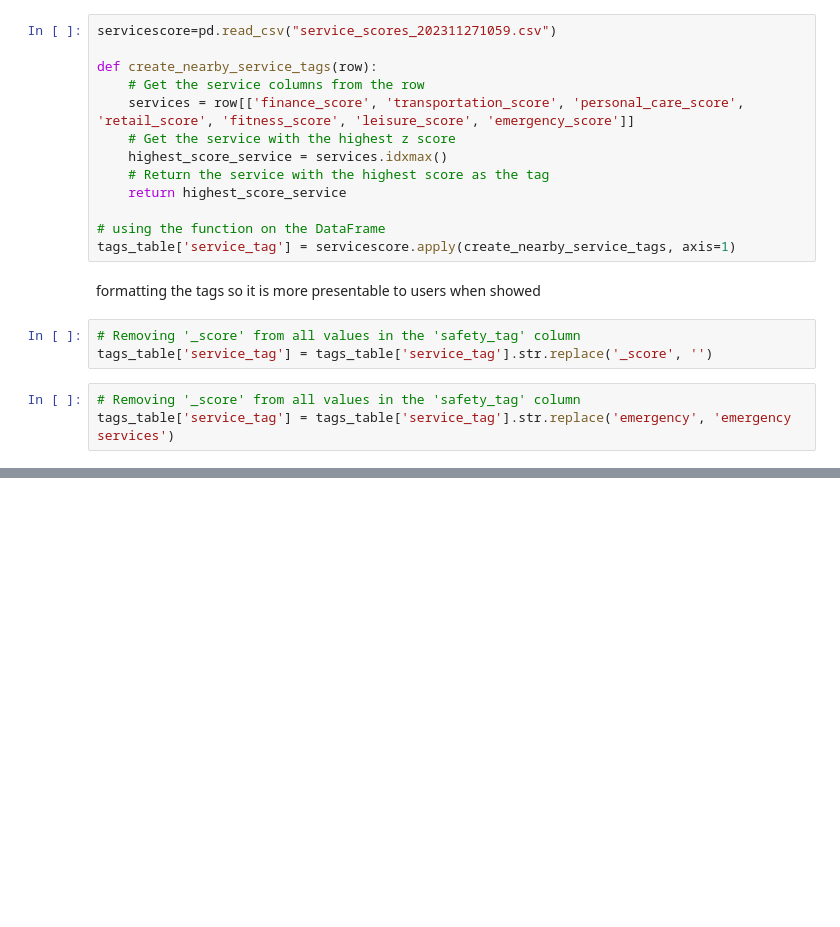
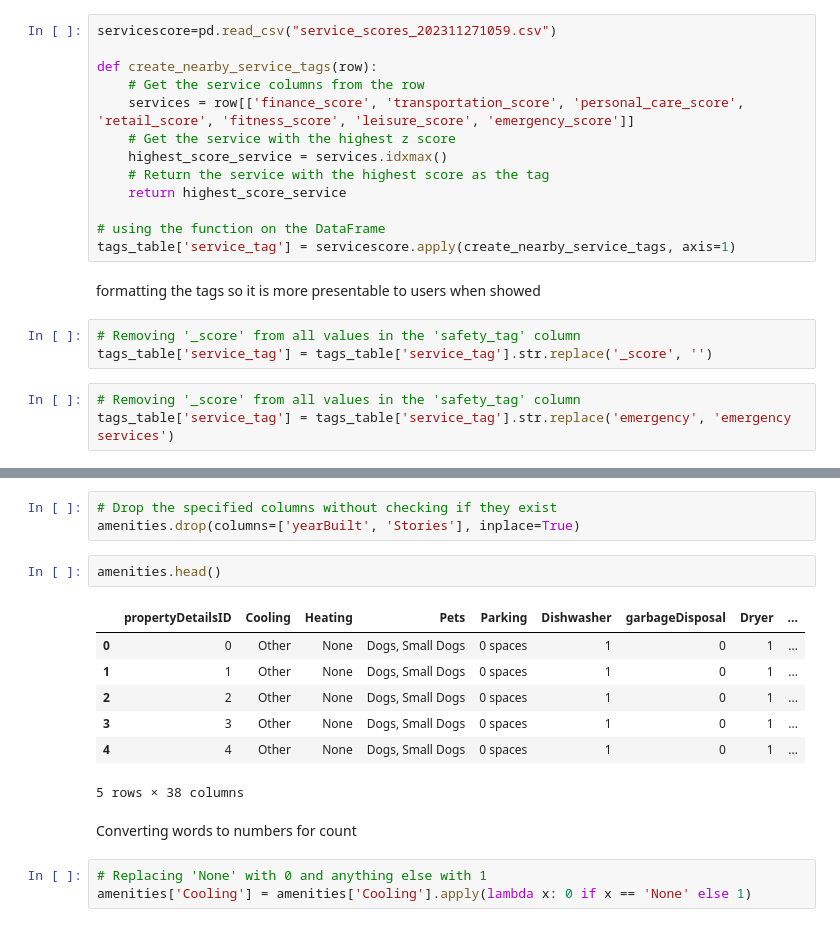
Before and after one commit to oisintheginger/mscfinalproject, a Jupyter notebook: Documents/Stephen_Workspace/Tagging System.ipynb, the cells around one changed output, grey strips where cells are left out. Saved outputs shown, nothing was run; the diff lists cells and outputs as text; blank space fills up the shorter version.

```diff
--- a/Documents/Stephen_Workspace/Tagging System.ipynb
+++ b/Documents/Stephen_Workspace/Tagging System.ipynb
@@ -200,0 +216,18 @@ tags_table['service_tag'] = tags_table['service_tag'].str.replace('emergency', '
+# %%
+# Drop the specified columns without checking if they exist
+amenities.drop(columns=['yearBuilt', 'Stories'], inplace=True)
+# %%
+amenities.head()
+# %% [output]
+|  | propertyDetailsID | Cooling | Heating | Pets | Parking | Dishwasher | garbageDisposal | Dryer | ... |
+| 0 | 0 | Other | None | Dogs, Small Dogs | 0 spaces | 1 | 0 | 1 | ... |
+| 1 | 1 | Other | None | Dogs, Small Dogs | 0 spaces | 1 | 0 | 1 | ... |
+| 2 | 2 | Other | None | Dogs, Small Dogs | 0 spaces | 1 | 0 | 1 | ... |
+| 3 | 3 | Other | None | Dogs, Small Dogs | 0 spaces | 1 | 0 | 1 | ... |
+| 4 | 4 | Other | None | Dogs, Small Dogs | 0 spaces | 1 | 0 | 1 | ... |
+5 rows × 38 columns
+# %% [markdown]
+Converting words to numbers for count
+# %%
+# Replacing 'None' with 0 and anything else with 1
+amenities['Cooling'] = amenities['Cooling'].apply(lambda x: 0 if x == 'None' else 1)
```
Also changed, not shown: parts of 8 cells of this notebook.
